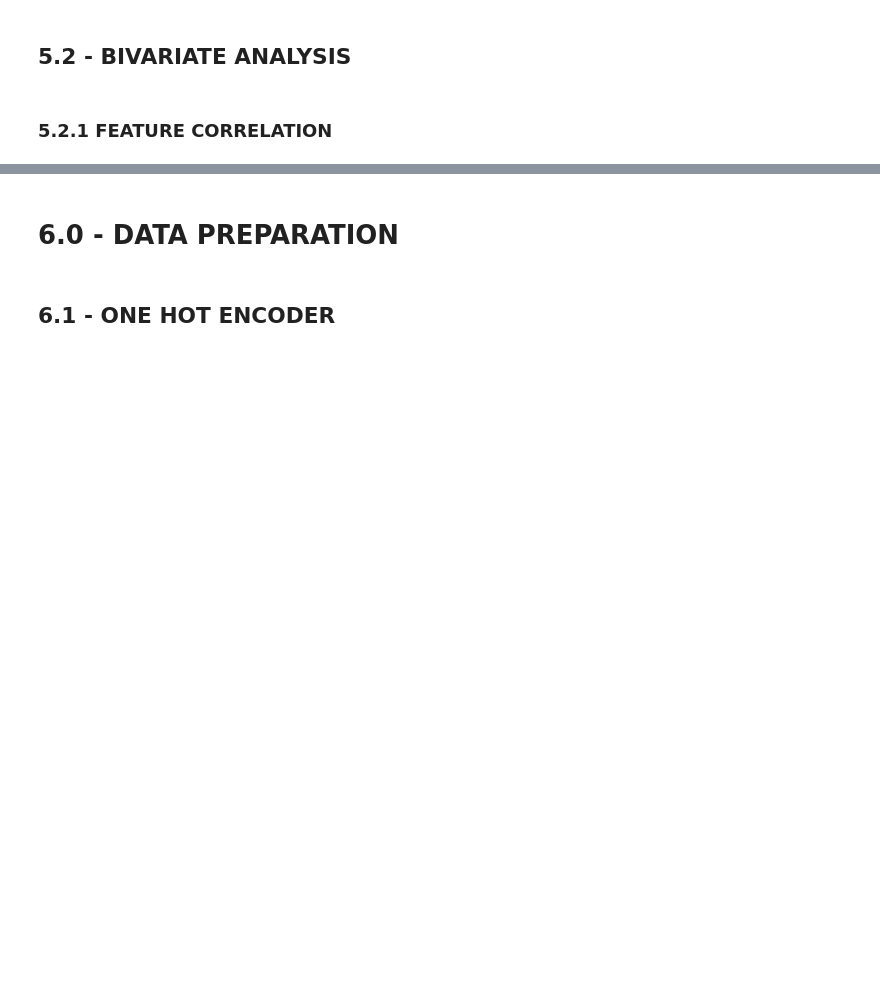
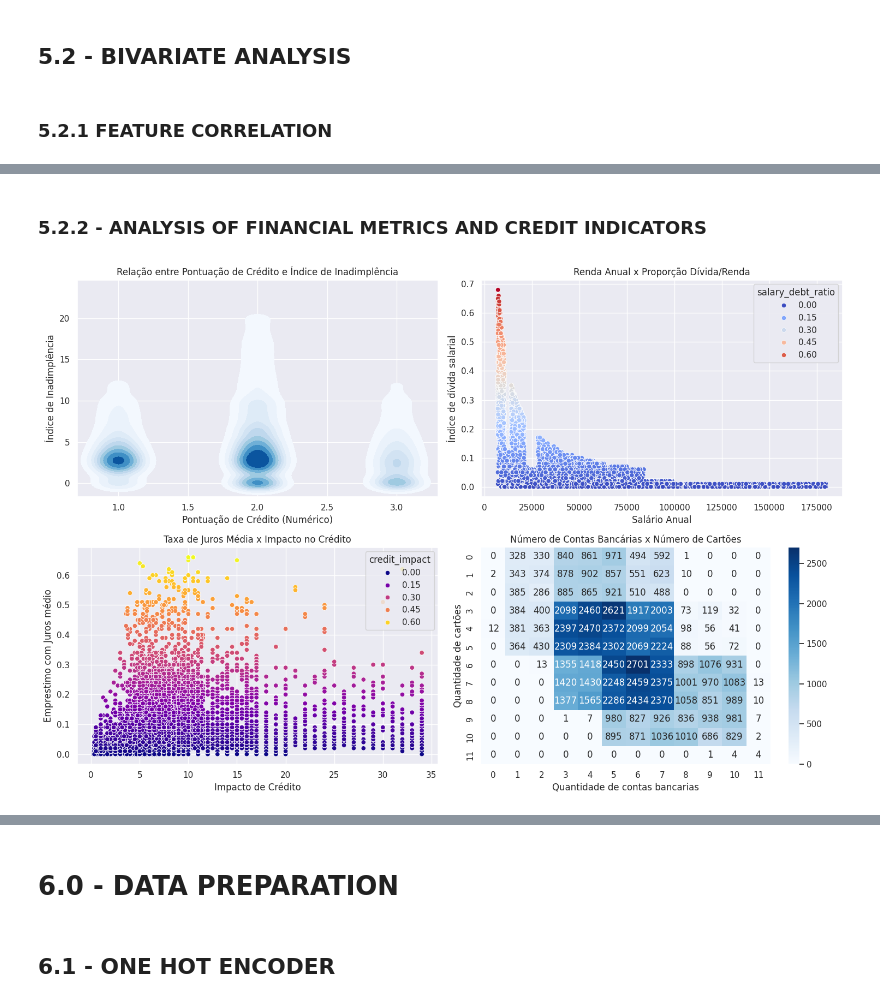
Before and after one commit to erickvieiras/credit_project, a Jupyter notebook: notebook/credit.ipynb, the cells around one changed output, grey strips where cells are left out. Saved outputs shown, nothing was run; the diff lists cells and outputs as text; code cells hidden in the pictures; blank space fills up the shorter version.

Commit message:
Finalizado etapa de metricas de negocio do projeto convertendo as analises em insights

```diff
--- a/notebook/credit.ipynb
+++ b/notebook/credit.ipynb
@@ -614,0 +654,39 @@ plt.show()
+# %% [markdown]
+### 5.2.2 - ANALYSIS OF FINANCIAL METRICS AND CREDIT INDICATORS
+# %%
+# Criar uma cópia dos dados e adicionar a coluna numérica
+df_aux = df5.copy()
+score_mapping = {'Poor': 1, 'Standard': 2, 'Good': 3}
+df_aux['credit_score_numeric'] = df_aux['credit_score'].map(score_mapping)
+
+plt.figure(figsize=(15,10))
+plt.subplots_adjust(hspace=0.5)
+
+plt.subplot(2,2,1)
+sns.kdeplot(data=df_aux, x='credit_score_numeric', y='delinquency_ratio', cmap="Blues", fill=True)
+plt.title('Relação entre Pontuação de Crédito e Índice de Inadimplência')
+plt.xlabel('Pontuação de Crédito (Numérico)')
+plt.ylabel('Índice de Inadimplência')
+
+plt.subplot(2,2,2)
+sns.scatterplot(data=df5, x='annual_salary', y='salary_debt_ratio', hue='salary_debt_ratio', palette='coolwarm')
+plt.title('Renda Anual x Proporção Dívida/Renda')
+plt.xlabel('Salário Anual')
+plt.ylabel('Índice de dívida salarial')
+
+plt.subplot(2,2,3)
+sns.scatterplot(data=df5, x='average_interest_loans', y='credit_impact', hue='credit_impact', palette='plasma')
+plt.title('Taxa de Juros Média x Impacto no Crédito')
+plt.xlabel('Impacto de Crédito')
+plt.ylabel('Emprestimo com Juros médio')
+
+plt.subplot(2,2,4)
+sns.heatmap(pd.crosstab(df5['num_bank_accounts'], df5['cards_num']), annot=True, fmt="d", cmap="Blues")
+plt.title('Número de Contas Bancárias x Número de Cartões')
+plt.xlabel('Quantidade de contas bancarias')
+plt.ylabel('Quantidade de cartões')
+
+plt.tight_layout()
+plt.show()
+# %% [output]
+[figure, added]
```
Also changed, not shown: parts of 50 cells of this notebook.
